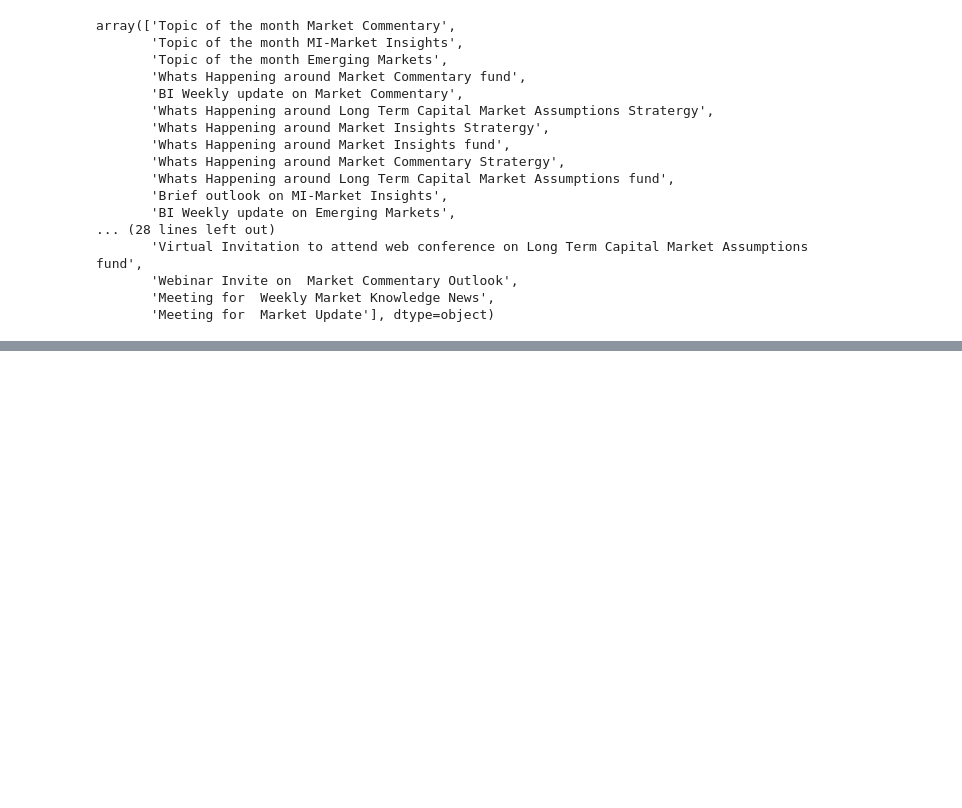
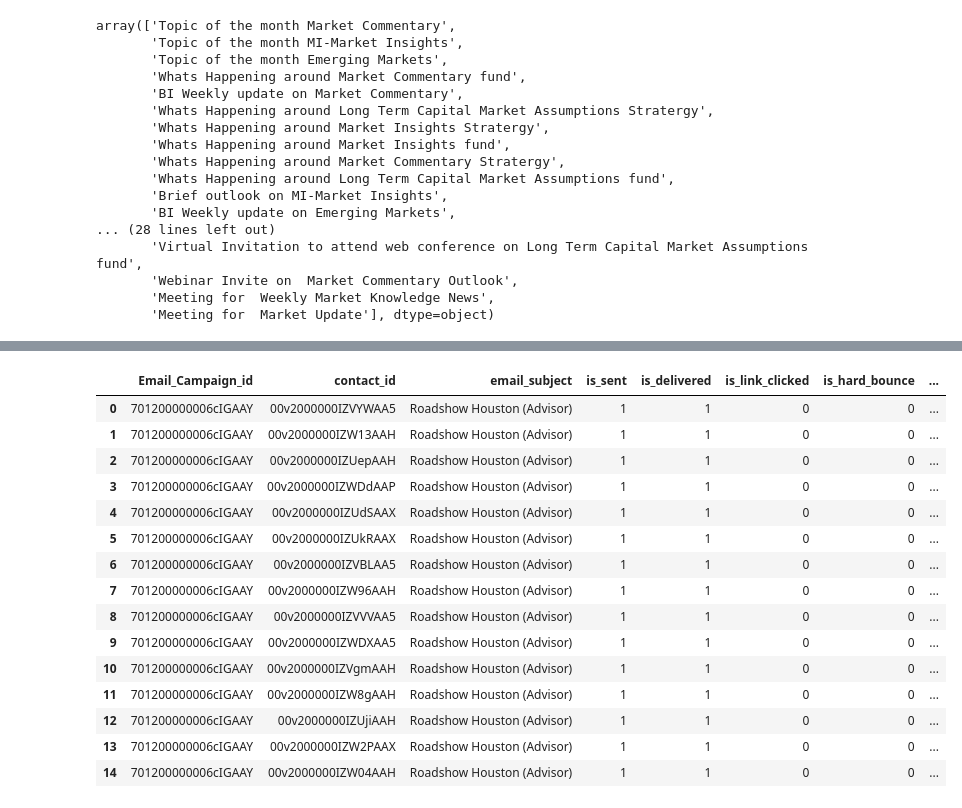
Before and after one commit to dsu1na/mi_jpmc_assignment, a Jupyter notebook: exploratory_analysis/email_campaign.ipynb, the cells around one changed output, grey strips where cells are left out. Cells and saved outputs as stored; diff of their text form; code cells hidden in the pictures; blank space fills up the shorter version.

```diff
--- a/exploratory_analysis/email_campaign.ipynb
+++ b/exploratory_analysis/email_campaign.ipynb
@@ -567,0 +581,19 @@ array(['Topic of the month Market Commentary',
+# %%
+email_df[email_df["Email_Campaign_id"] == "701200000006cIGAAY"]
+# %% [output]
+|  | Email_Campaign_id | contact_id | email_subject | is_sent | is_delivered | is_link_clicked | is_hard_bounce | ... |
+| 0 | 701200000006cIGAAY | 00v2000000IZVYWAA5 | Roadshow Houston (Advisor) | 1 | 1 | 0 | 0 | ... |
+| 1 | 701200000006cIGAAY | 00v2000000IZW13AAH | Roadshow Houston (Advisor) | 1 | 1 | 0 | 0 | ... |
+| 2 | 701200000006cIGAAY | 00v2000000IZUepAAH | Roadshow Houston (Advisor) | 1 | 1 | 0 | 0 | ... |
+| 3 | 701200000006cIGAAY | 00v2000000IZWDdAAP | Roadshow Houston (Advisor) | 1 | 1 | 0 | 0 | ... |
+| 4 | 701200000006cIGAAY | 00v2000000IZUdSAAX | Roadshow Houston (Advisor) | 1 | 1 | 0 | 0 | ... |
+| 5 | 701200000006cIGAAY | 00v2000000IZUkRAAX | Roadshow Houston (Advisor) | 1 | 1 | 0 | 0 | ... |
+| 6 | 701200000006cIGAAY | 00v2000000IZVBLAA5 | Roadshow Houston (Advisor) | 1 | 1 | 0 | 0 | ... |
+| 7 | 701200000006cIGAAY | 00v2000000IZW96AAH | Roadshow Houston (Advisor) | 1 | 1 | 0 | 0 | ... |
+| 8 | 701200000006cIGAAY | 00v2000000IZVVVAA5 | Roadshow Houston (Advisor) | 1 | 1 | 0 | 0 | ... |
+| 9 | 701200000006cIGAAY | 00v2000000IZWDXAA5 | Roadshow Houston (Advisor) | 1 | 1 | 0 | 0 | ... |
+| 10 | 701200000006cIGAAY | 00v2000000IZVgmAAH | Roadshow Houston (Advisor) | 1 | 1 | 0 | 0 | ... |
+| 11 | 701200000006cIGAAY | 00v2000000IZW8gAAH | Roadshow Houston (Advisor) | 1 | 1 | 0 | 0 | ... |
+| 12 | 701200000006cIGAAY | 00v2000000IZUjiAAH | Roadshow Houston (Advisor) | 1 | 1 | 0 | 0 | ... |
+| 13 | 701200000006cIGAAY | 00v2000000IZW2PAAX | Roadshow Houston (Advisor) | 1 | 1 | 0 | 0 | ... |
+| 14 | 701200000006cIGAAY | 00v2000000IZW04AAH | Roadshow Houston (Advisor) | 1 | 1 | 0 | 0 | ... |
```
Also changed, not shown: parts of 8 cells of this notebook, 1 other file.
